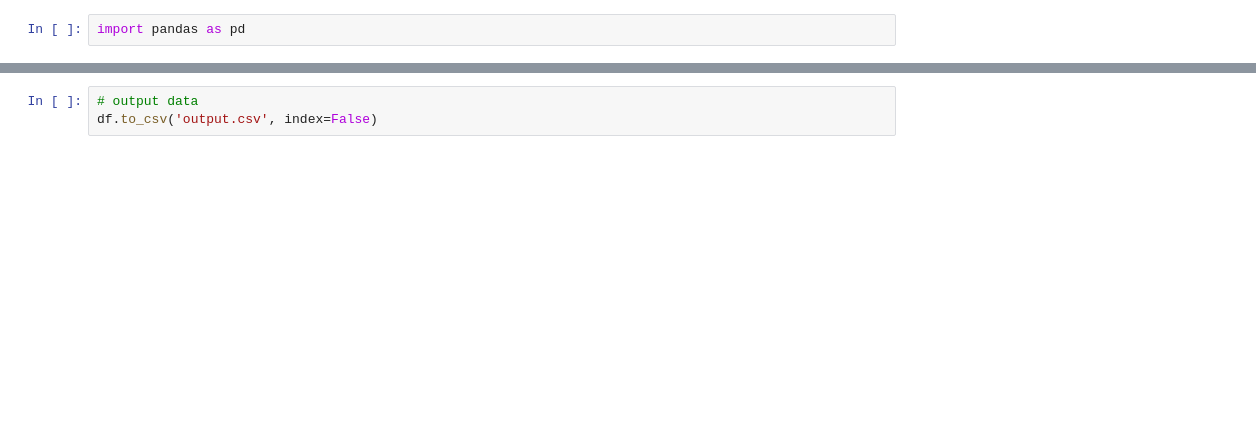
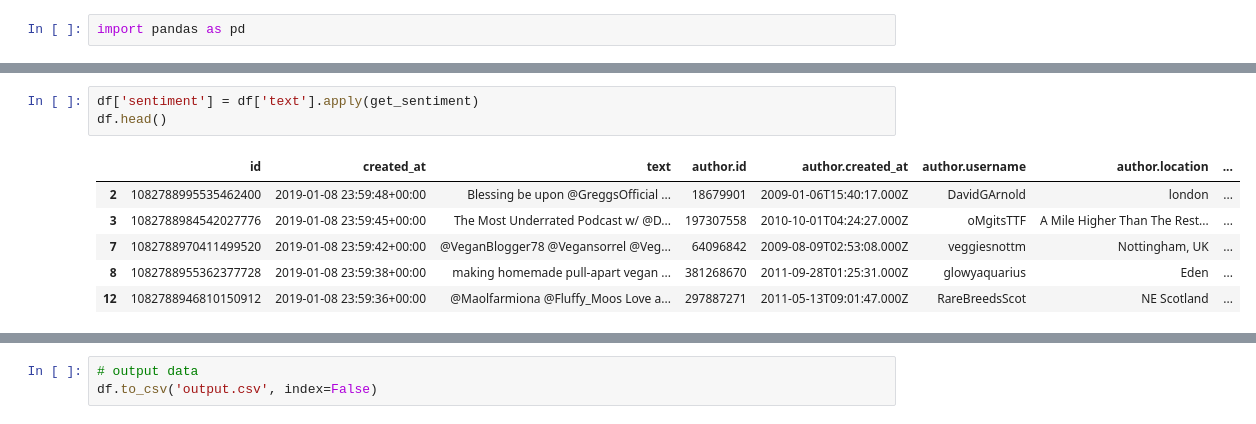
Before and after one commit to joseph-allen/TwarcExploration, a Jupyter notebook: Tidy.ipynb, the cells around one changed output, grey strips where cells are left out. Drawn from its saved outputs; the diff is of its cells as text; blank space fills up the shorter version.

```diff
--- a/Tidy.ipynb
+++ b/Tidy.ipynb
@@ -25,0 +55,10 @@ df.head()
+# %%
+df['sentiment'] = df['text'].apply(get_sentiment)
+df.head()
+# %% [output]
+|  | id | created_at | text | author.id | author.created_at | author.username | author.location | ... |
+| 2 | 1082788995535462400 | 2019-01-08 23:59:48+00:00 | Blessing be upon @GreggsOfficial ... | 18679901 | 2009-01-06T15:40:17.000Z | DavidGArnold | london | ... |
+| 3 | 1082788984542027776 | 2019-01-08 23:59:45+00:00 | The Most Underrated Podcast w/ @D... | 197307558 | 2010-10-01T04:24:27.000Z | oMgitsTTF | A Mile Higher Than The Rest... | ... |
+| 7 | 1082788970411499520 | 2019-01-08 23:59:42+00:00 | @VeganBlogger78 @Vegansorrel @Veg... | 64096842 | 2009-08-09T02:53:08.000Z | veggiesnottm | Nottingham, UK | ... |
+| 8 | 1082788955362377728 | 2019-01-08 23:59:38+00:00 | making homemade pull-apart vegan ... | 381268670 | 2011-09-28T01:25:31.000Z | glowyaquarius | Eden | ... |
+| 12 | 1082788946810150912 | 2019-01-08 23:59:36+00:00 | @Maolfarmiona @Fluffy_Moos Love a... | 297887271 | 2011-05-13T09:01:47.000Z | RareBreedsScot | NE Scotland | ... |
```
Also changed, not shown: parts of 8 cells of this notebook, 2 other files.
